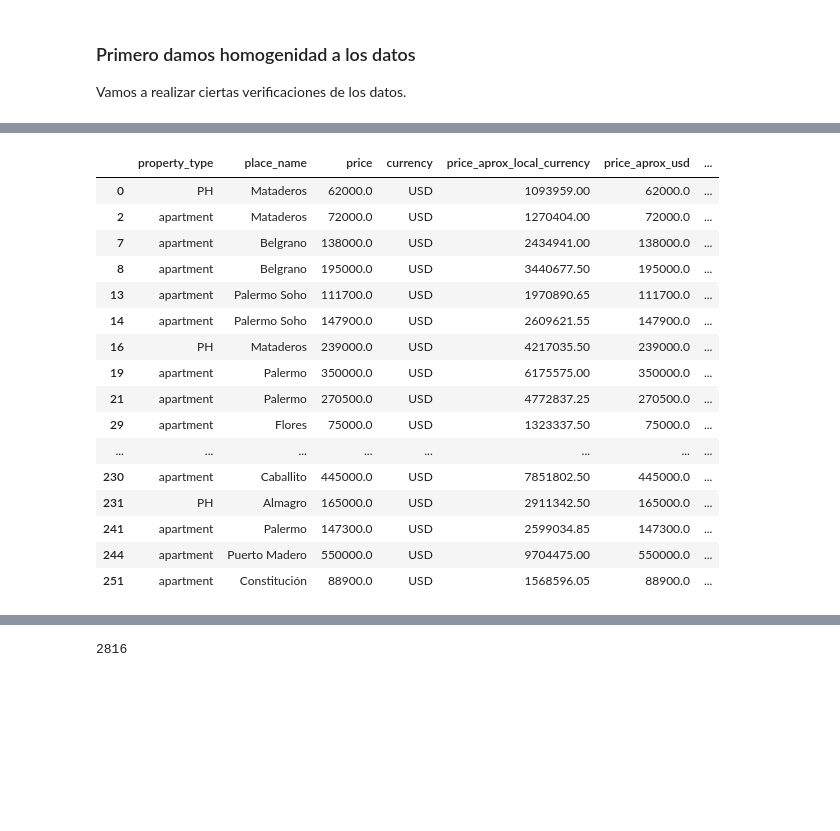
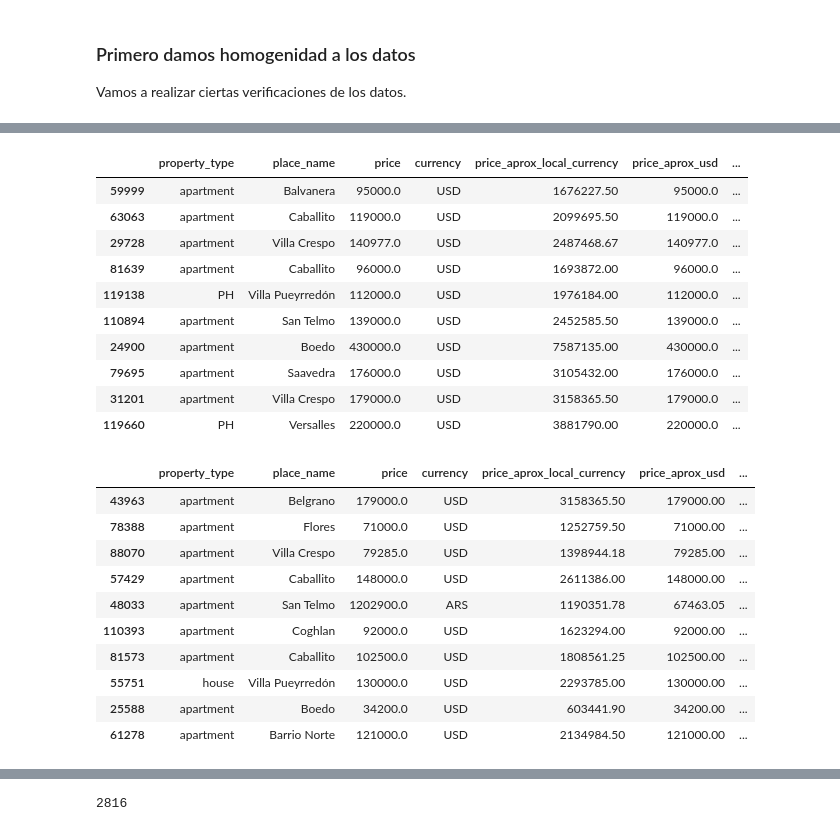
Before and after one commit to nachommm/Desafio2, a Jupyter notebook: desafio2-machine.learning.ipynb, the cells around one changed output, grey strips where cells are left out. Drawn from its saved outputs; the diff is of its cells as text; code cells hidden in the pictures; blank space fills up the shorter version.

```diff
--- a/desafio2-machine.learning.ipynb
+++ b/desafio2-machine.learning.ipynb
@@ -228,25 +228,37 @@ display(data_caba.loc[mask_price_validation, :].sample(20))
 # %%
 # Para la superficie de metros cuadadros totales, podemos creer que en caso de ser Nan es porque es un departamente y la cantidad de m2 cubierta sería iguala la cantidad de m2 totales.data_caba
 
 
-data_caba.surface_total_in_m2.fillna(data_caba.surface_covered_in_m2)
+data_caba.surface_total_in_m2.fillna(data_caba.surface_covered_in_m2, inplace=True)
 
-data_caba.head(50)
+data_caba.sample(10)
 # %% [output]
 |  | property_type | place_name | price | currency | price_aprox_local_currency | price_aprox_usd | ... |
-| 0 | PH | Mataderos | 62000.0 | USD | 1093959.00 | 62000.0 | ... |
-| 2 | apartment | Mataderos | 72000.0 | USD | 1270404.00 | 72000.0 | ... |
-| 7 | apartment | Belgrano | 138000.0 | USD | 2434941.00 | 138000.0 | ... |
-| 8 | apartment | Belgrano | 195000.0 | USD | 3440677.50 | 195000.0 | ... |
-| 13 | apartment | Palermo Soho | 111700.0 | USD | 1970890.65 | 111700.0 | ... |
-| 14 | apartment | Palermo Soho | 147900.0 | USD | 2609621.55 | 147900.0 | ... |
-| 16 | PH | Mataderos | 239000.0 | USD | 4217035.50 | 239000.0 | ... |
-| 19 | apartment | Palermo | 350000.0 | USD | 6175575.00 | 350000.0 | ... |
-| 21 | apartment | Palermo | 270500.0 | USD | 4772837.25 | 270500.0 | ... |
-| 29 | apartment | Flores | 75000.0 | USD | 1323337.50 | 75000.0 | ... |
-| ... | ... | ... | ... | ... | ... | ... | ... |
-| 230 | apartment | Caballito | 445000.0 | USD | 7851802.50 | 445000.0 | ... |
-| 231 | PH | Almagro | 165000.0 | USD | 2911342.50 | 165000.0 | ... |
-| 241 | apartment | Palermo | 147300.0 | USD | 2599034.85 | 147300.0 | ... |
-| 244 | apartment | Puerto Madero | 550000.0 | USD | 9704475.00 | 550000.0 | ... |
-| 251 | apartment | Constitución | 88900.0 | USD | 1568596.05 | 88900.0 | ... |
+| 59999 | apartment | Balvanera | 95000.0 | USD | 1676227.50 | 95000.0 | ... |
+| 63063 | apartment | Caballito | 119000.0 | USD | 2099695.50 | 119000.0 | ... |
+| 29728 | apartment | Villa Crespo | 140977.0 | USD | 2487468.67 | 140977.0 | ... |
+| 81639 | apartment | Caballito | 96000.0 | USD | 1693872.00 | 96000.0 | ... |
+| 119138 | PH | Villa Pueyrredón | 112000.0 | USD | 1976184.00 | 112000.0 | ... |
+| 110894 | apartment | San Telmo | 139000.0 | USD | 2452585.50 | 139000.0 | ... |
+| 24900 | apartment | Boedo | 430000.0 | USD | 7587135.00 | 430000.0 | ... |
+| 79695 | apartment | Saavedra | 176000.0 | USD | 3105432.00 | 176000.0 | ... |
+| 31201 | apartment | Villa Crespo | 179000.0 | USD | 3158365.50 | 179000.0 | ... |
+| 119660 | PH | Versalles | 220000.0 | USD | 3881790.00 | 220000.0 | ... |
+# %%
+# Idem al punto anterior pero ahora de surface_total a surface_covered
+
+data_caba.surface_covered_in_m2.fillna(data_caba.surface_total_in_m2, inplace=True)
+
+data_caba.sample(10)
+# %% [output]
+|  | property_type | place_name | price | currency | price_aprox_local_currency | price_aprox_usd | ... |
+| 43963 | apartment | Belgrano | 179000.0 | USD | 3158365.50 | 179000.00 | ... |
+| 78388 | apartment | Flores | 71000.0 | USD | 1252759.50 | 71000.00 | ... |
+| 88070 | apartment | Villa Crespo | 79285.0 | USD | 1398944.18 | 79285.00 | ... |
+| 57429 | apartment | Caballito | 148000.0 | USD | 2611386.00 | 148000.00 | ... |
+| 48033 | apartment | San Telmo | 1202900.0 | ARS | 1190351.78 | 67463.05 | ... |
+| 110393 | apartment | Coghlan | 92000.0 | USD | 1623294.00 | 92000.00 | ... |
+| 81573 | apartment | Caballito | 102500.0 | USD | 1808561.25 | 102500.00 | ... |
+| 55751 | house | Villa Pueyrredón | 130000.0 | USD | 2293785.00 | 130000.00 | ... |
+| 25588 | apartment | Boedo | 34200.0 | USD | 603441.90 | 34200.00 | ... |
+| 61278 | apartment | Barrio Norte | 121000.0 | USD | 2134984.50 | 121000.00 | ... |
```
Also changed, not shown: parts of 10 cells of this notebook.
